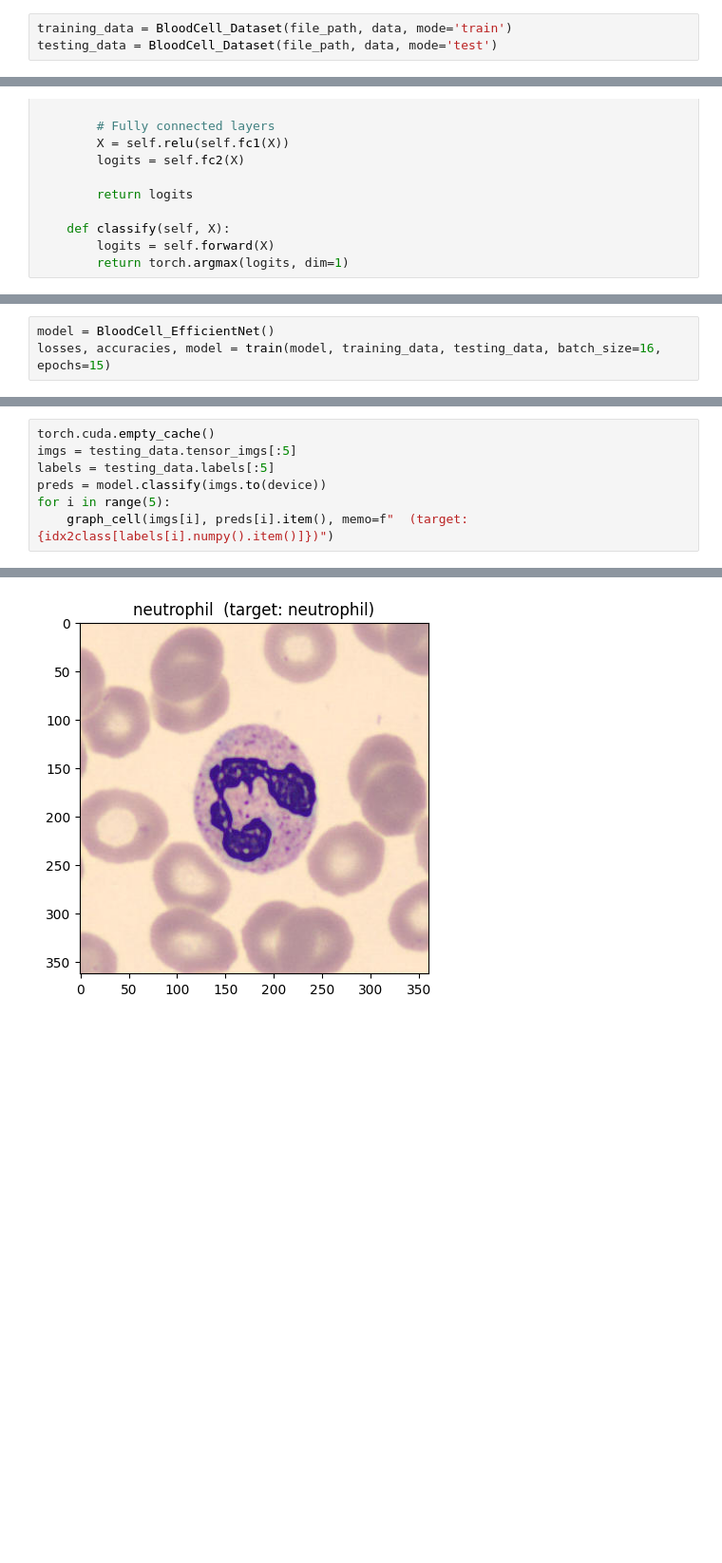
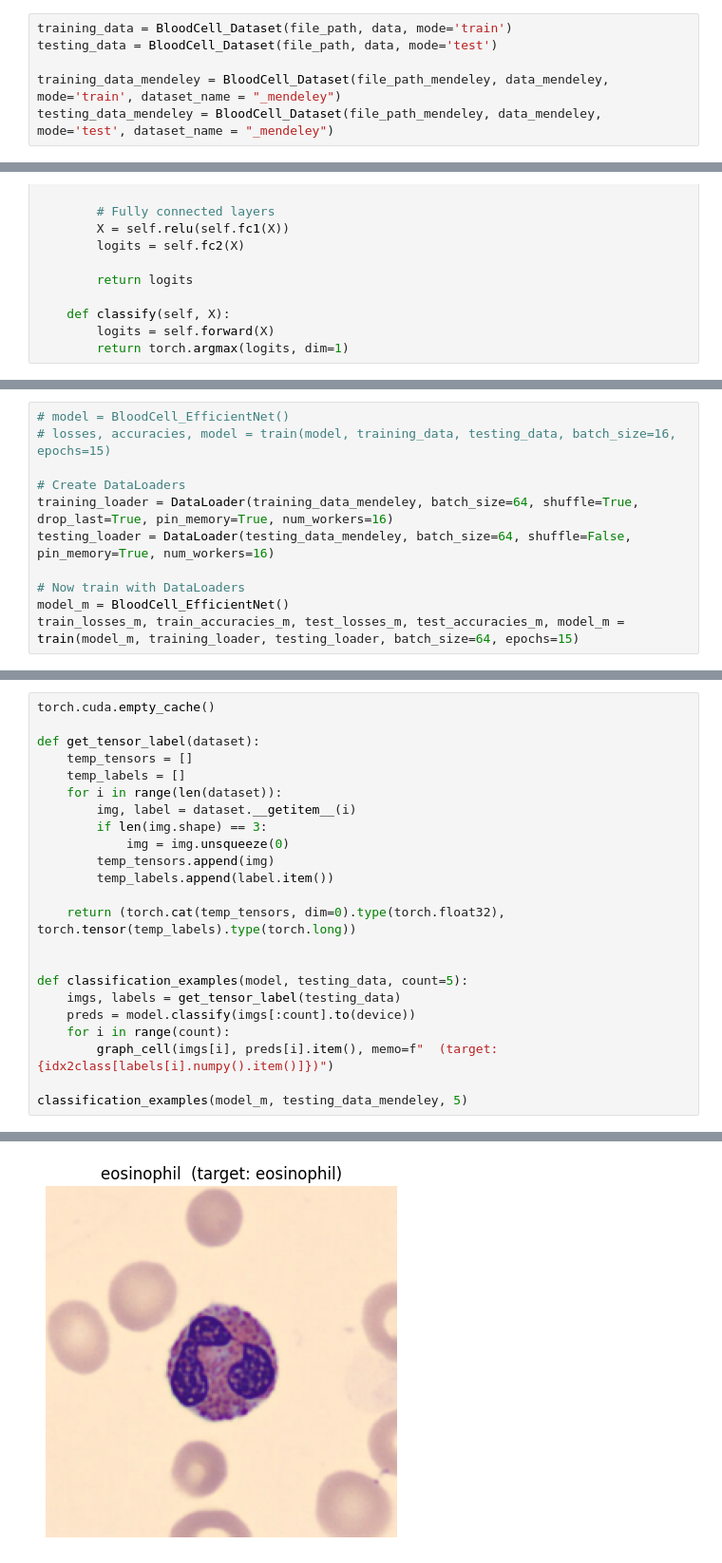
Before and after one commit to dongsukim1/Image_Classification, a Jupyter notebook: image_classification_project.ipynb, the cells around one changed output, grey strips where cells are left out. Shown at 95% size. Drawn from its saved outputs; the diff is of its cells as text; blank space fills up the shorter version.

```diff
--- a/image_classification_project.ipynb
+++ b/image_classification_project.ipynb
@@ -81,6 +82,9 @@ class BloodCell_Dataset(Dataset):
 # %%
 training_data = BloodCell_Dataset(file_path, data, mode='train')
 testing_data = BloodCell_Dataset(file_path, data, mode='test')
+
+training_data_mendeley = BloodCell_Dataset(file_path_mendeley, data_mendeley, mode='train', dataset_name = "_mendeley")
+testing_data_mendeley = BloodCell_Dataset(file_path_mendeley, data_mendeley, mode='test', dataset_name = "_mendeley")
 # %%
 print(f"Size of training_data:\t{len(training_data)}")
 print(f"Size of testing_data:\t{len(testing_data)}")
@@ -266,3 +237,0 @@ def train(model, training_data, testing_data, epochs=15, batch_size=16, lr=1e-3)
-# %%
-model = BloodCell_EfficientNet()
-losses, accuracies, model = train(model, training_data, testing_data, batch_size=16, epochs=15)
@@ -285,0 +328,11 @@ Resetting model... Best validation accuracy:    0.949
+# %%
+# model = BloodCell_EfficientNet()
+# losses, accuracies, model = train(model, training_data, testing_data, batch_size=16, epochs=15)
+
+# Create DataLoaders
+training_loader = DataLoader(training_data_mendeley, batch_size=64, shuffle=True, drop_last=True, pin_memory=True, num_workers=16)
+testing_loader = DataLoader(testing_data_mendeley, batch_size=64, shuffle=False, pin_memory=True, num_workers=16)
+
+# Now train with DataLoaders
+model_m = BloodCell_EfficientNet()
+train_losses_m, train_accuracies_m, test_losses_m, test_accuracies_m, model_m = train(model_m, training_loader, testing_loader, batch_size=64, epochs=15)
@@ -286,8 +355,24 @@ Resetting model... Best validation accuracy:    0.949
 # %%
 torch.cuda.empty_cache()
-imgs = testing_data.tensor_imgs[:5]
-labels = testing_data.labels[:5]
-preds = model.classify(imgs.to(device))
-for i in range(5):
-    graph_cell(imgs[i], preds[i].item(), memo=f"  (target: {idx2class[labels[i].numpy().item()]})")
+
+def get_tensor_label(dataset):
+    temp_tensors = []
+    temp_labels = []
+    for i in range(len(dataset)):
+        img, label = dataset.__getitem__(i)
+        if len(img.shape) == 3:
+            img = img.unsqueeze(0)
+        temp_tensors.append(img)
+        temp_labels.append(label.item())
+
+    return (torch.cat(temp_tensors, dim=0).type(torch.float32), torch.tensor(temp_labels).type(torch.long))
+
+
+def classification_examples(model, testing_data, count=5):
+    imgs, labels = get_tensor_label(testing_data)
+    preds = model.classify(imgs[:count].to(device))
+    for i in range(count):
+        graph_cell(imgs[i], preds[i].item(), memo=f"  (target: {idx2class[labels[i].numpy().item()]})")
+
+classification_examples(model_m, testing_data_mendeley, 5)
 # %% [output]
@@ -296 +381 @@ for i in range(5):
-[figure, old version]
+[figure, new version]
```
Also changed, not shown: parts of 15 cells of this notebook, 2 other files.
